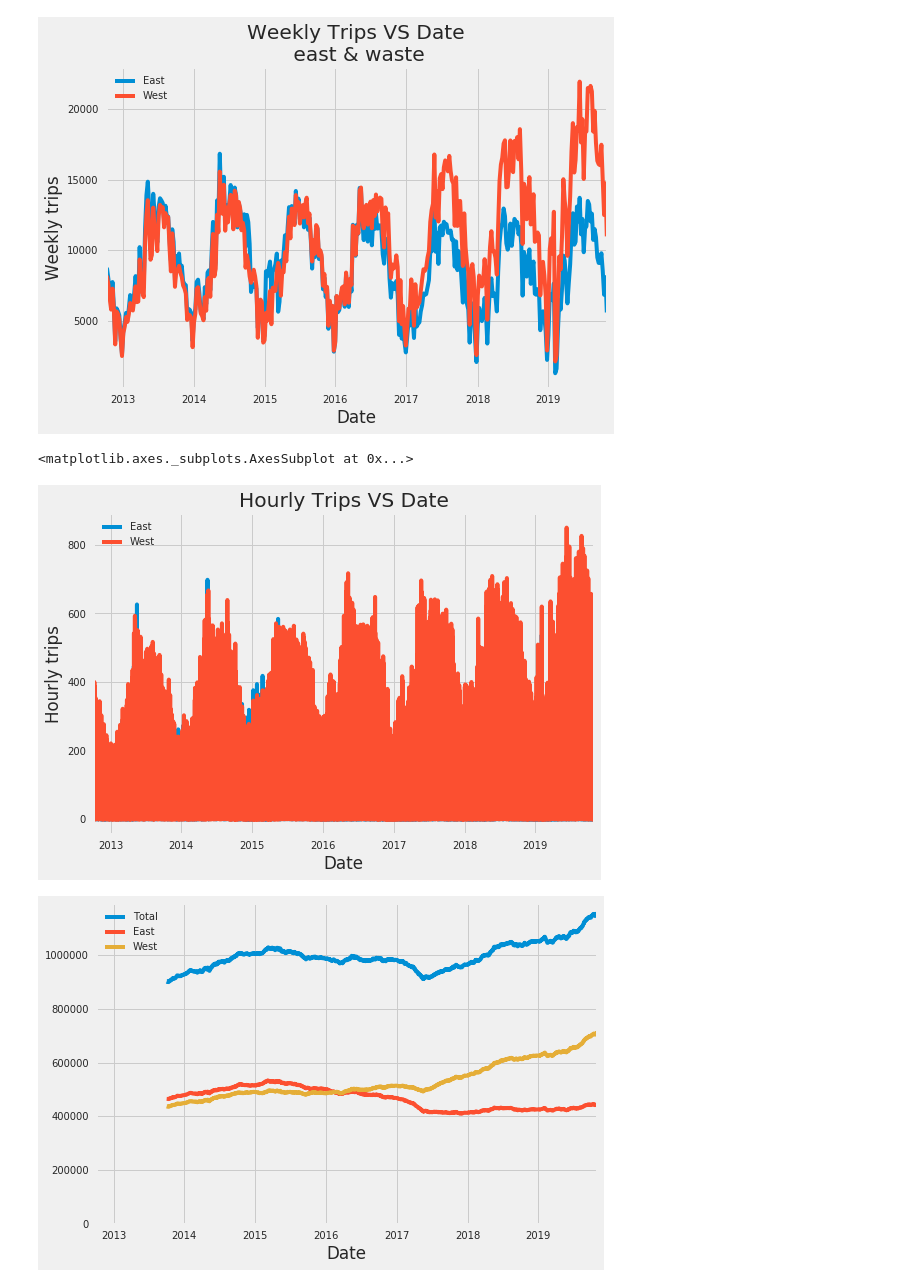
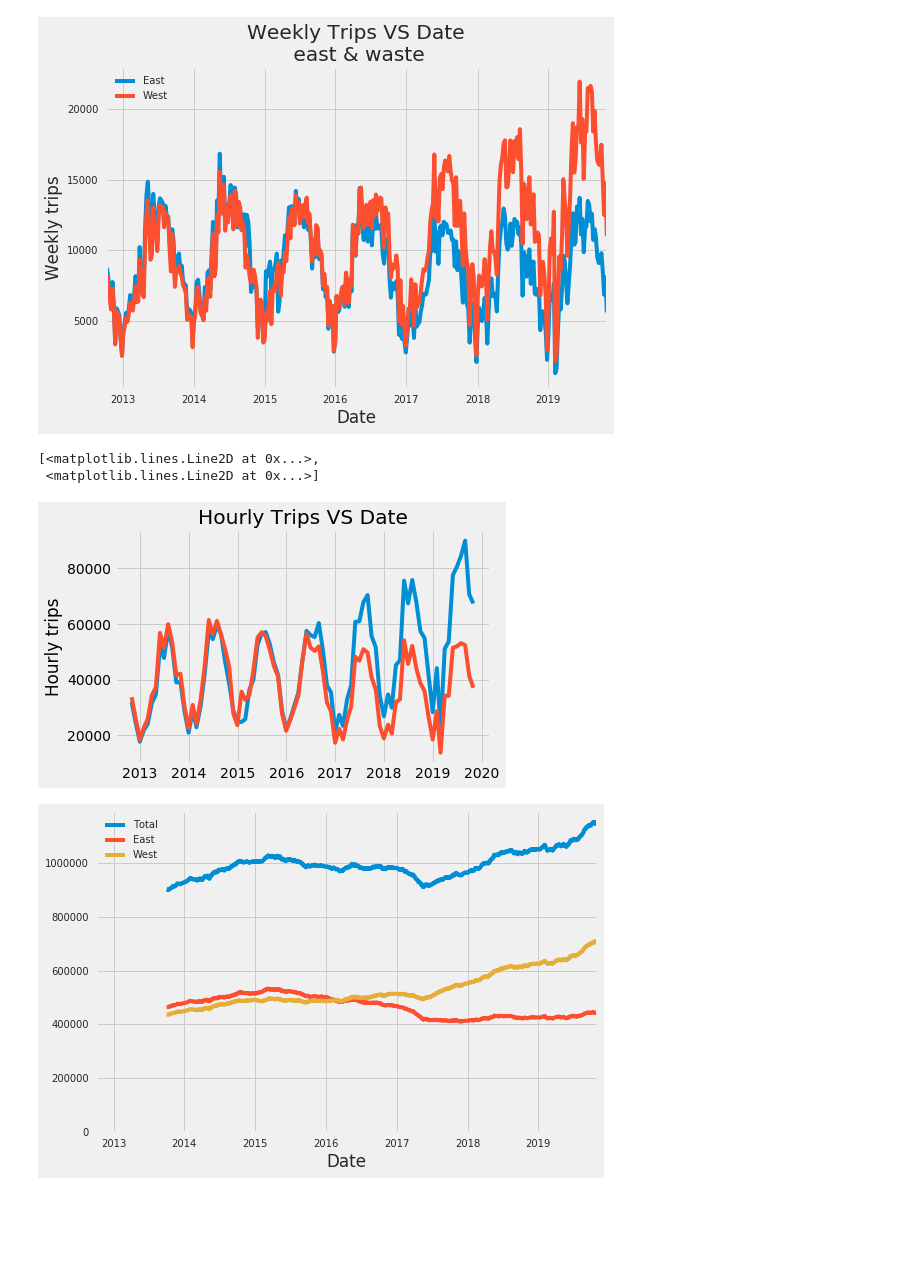
Before and after one commit to MrRutledge/Seattle_Bridge_Data_work_flow, a Jupyter notebook: ArimaModel.ipynb, the cells around one changed output. Saved outputs shown, nothing was run; the diff lists cells and outputs as text; code cells hidden in the pictures; blank space fills up the shorter version.

```diff
--- a/ArimaModel.ipynb
+++ b/ArimaModel.ipynb
@@ -133,3 +133,7 @@ East     10
 Total    10
 West     10
 dtype: int64
+# %%
+
+data['Diff'] = data['East'] - data['West']
+#data['Diff_West'] = data['West'] - data['East']
@@ -196,14 +229,15 @@ data['West'].resample('W').sum().plot(legend = True)
 <matplotlib.axes._subplots.AxesSubplot at 0x...>
 [figure]
 # %%
-plt.subplots()
+#plt.subplots()
 plt.ylabel('Hourly trips')
 plt.title('Hourly Trips VS Date')
-data['East'].resample('H').sum().plot(legend=True)
-data['West'].resample('H').sum().plot(legend = True)
+#data['East'].resample('H').sum().plot(legend=True)
+plt.plot(data['2012':'2019'][['West', 'East']].resample('M').sum())#,legend = True)
 # %% [output]
-<matplotlib.axes._subplots.AxesSubplot at 0x...>
+[<matplotlib.lines.Line2D at 0x...>,
+ <matplotlib.lines.Line2D at 0x...>]
-[figure, old version]
+[figure, new version]
 # %%
 data['Total'] = data['West'] + data['East']
 ax = data.resample('D').sum().rolling(365).sum().plot();
```
Also changed, not shown: parts of 8 cells of this notebook.
